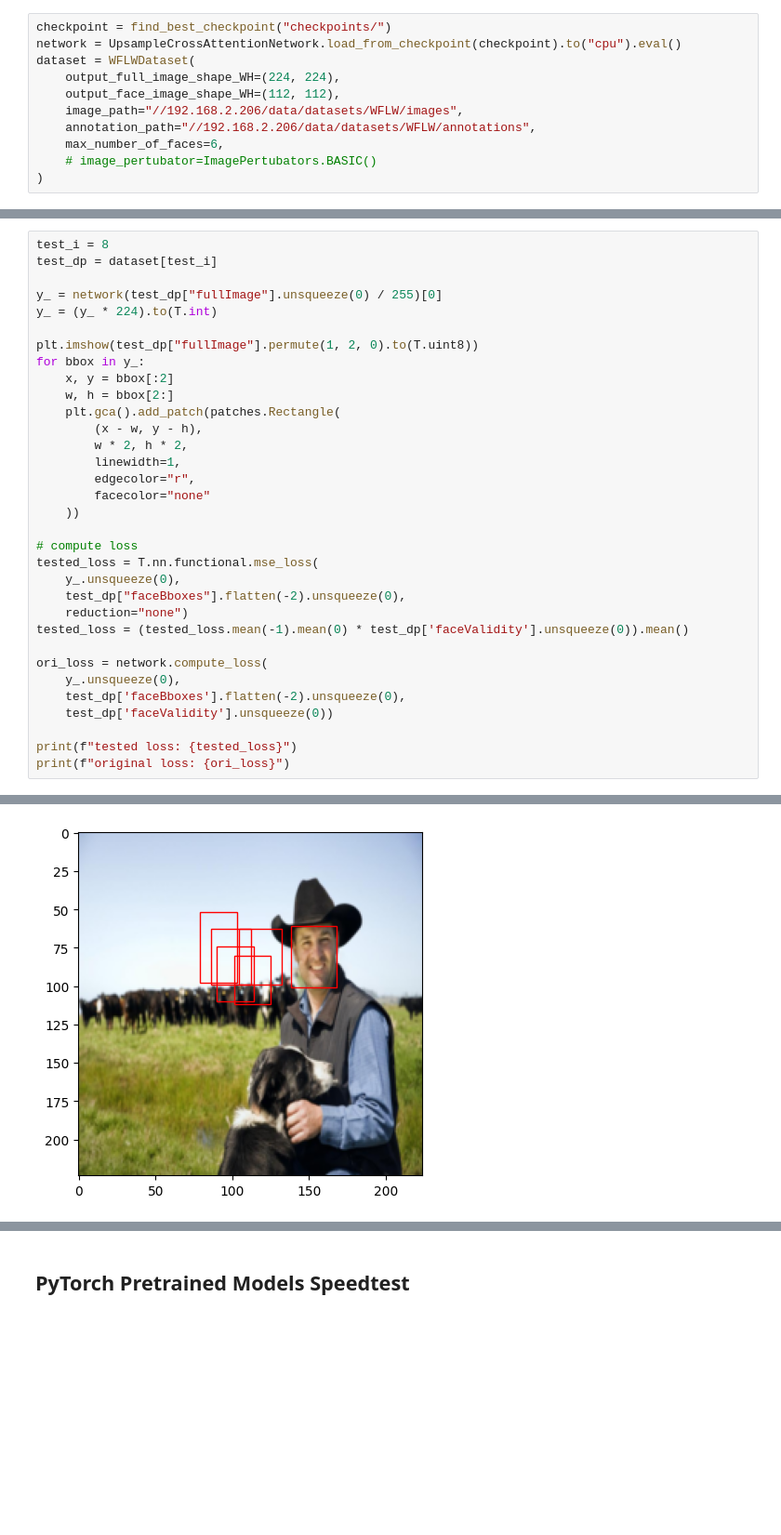
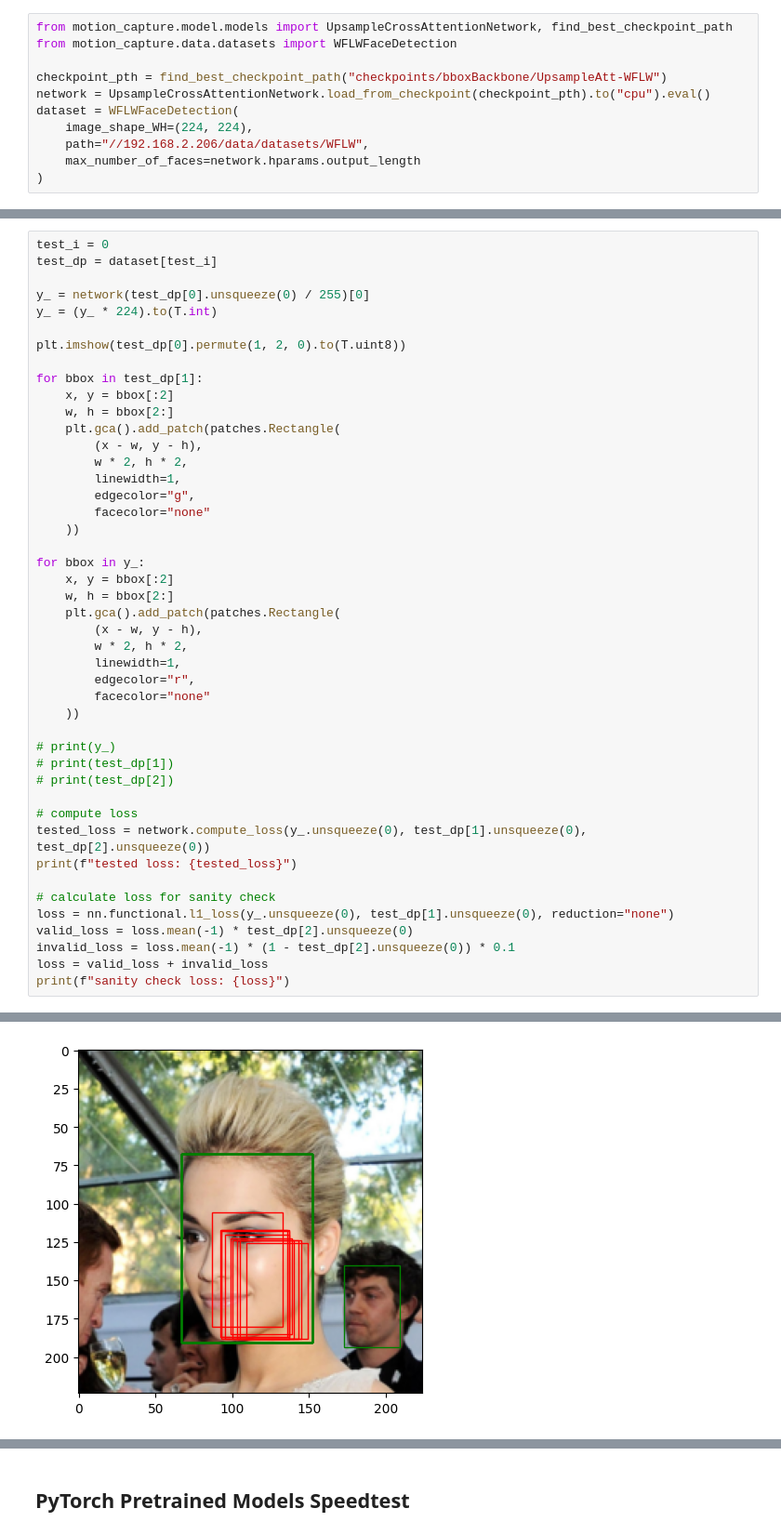
Before and after one commit to freya-aino/motion-capture, a Jupyter notebook: model_tests.ipynb, the cells around one changed output, grey strips where cells are left out. Shown at 93% size. Saved outputs shown, nothing was run; the diff lists cells and outputs as text; blank space fills up the shorter version.

```diff
--- a/model_tests.ipynb
+++ b/model_tests.ipynb
@@ -15,12 +12,12 @@ from motion_capture.data.datasets import WFLWDataset
 # %%
-checkpoint = find_best_checkpoint("checkpoints/")
-network = UpsampleCrossAttentionNetwork.load_from_checkpoint(checkpoint).to("cpu").eval()
-dataset = WFLWDataset(
-    output_full_image_shape_WH=(224, 224),
-    output_face_image_shape_WH=(112, 112),
-    image_path="//192.168.2.206/data/datasets/WFLW/images",
-    annotation_path="//192.168.2.206/data/datasets/WFLW/annotations",
-    max_number_of_faces=6,
-    # image_pertubator=ImagePertubators.BASIC()
+from motion_capture.model.models import UpsampleCrossAttentionNetwork, find_best_checkpoint_path
+from motion_capture.data.datasets import WFLWFaceDetection
+
+checkpoint_pth = find_best_checkpoint_path("checkpoints/bboxBackbone/UpsampleAtt-WFLW")
+network = UpsampleCrossAttentionNetwork.load_from_checkpoint(checkpoint_pth).to("cpu").eval()
+dataset = WFLWFaceDetection(
+    image_shape_WH=(224, 224),
+    path="//192.168.2.206/data/datasets/WFLW",
+    max_number_of_faces=network.hparams.output_length
 )
 # %% [output]
@@ -28,11 +25,23 @@ found best model with loss: 0.018864406272768974 from C:\Users\noone\Documents\p
 # %%
-test_i = 8
+test_i = 0
 test_dp = dataset[test_i]
 
-y_ = network(test_dp["fullImage"].unsqueeze(0) / 255)[0]
+y_ = network(test_dp[0].unsqueeze(0) / 255)[0]
 y_ = (y_ * 224).to(T.int)
 
-plt.imshow(test_dp["fullImage"].permute(1, 2, 0).to(T.uint8))
+plt.imshow(test_dp[0].permute(1, 2, 0).to(T.uint8))
+
+for bbox in test_dp[1]:
+    x, y = bbox[:2]
+    w, h = bbox[2:]
+    plt.gca().add_patch(patches.Rectangle(
+        (x - w, y - h),
+        w * 2, h * 2,
+        linewidth=1,
+        edgecolor="g",
+        facecolor="none"
+    ))
+
 for bbox in y_:
     x, y = bbox[:2]
     w, h = bbox[2:]
@@ -44,18 +53,18 @@ for bbox in y_:
         facecolor="none"
     ))
 
+# print(y_)
+# print(test_dp[1])
+# print(test_dp[2])
+
 # compute loss
-tested_loss = T.nn.functional.mse_loss(
-    y_.unsqueeze(0),
-    test_dp["faceBboxes"].flatten(-2).unsqueeze(0),
-    reduction="none")
-tested_loss = (tested_loss.mean(-1).mean(0) * test_dp['faceValidity'].unsqueeze(0)).mean()
+tested_loss = network.compute_loss(y_.unsqueeze(0), test_dp[1].unsqueeze(0), test_dp[2].unsqueeze(0))
+print(f"tested loss: {tested_loss}")
 
-ori_loss = network.compute_loss(
-    y_.unsqueeze(0),
-    test_dp['faceBboxes'].flatten(-2).unsqueeze(0),
-    test_dp['faceValidity'].unsqueeze(0))
-
-print(f"tested loss: {tested_loss}")
-print(f"original loss: {ori_loss}")
+# calculate loss for sanity check
+loss = nn.functional.l1_loss(y_.unsqueeze(0), test_dp[1].unsqueeze(0), reduction="none")
+valid_loss = loss.mean(-1) * test_dp[2].unsqueeze(0)
+invalid_loss = loss.mean(-1) * (1 - test_dp[2].unsqueeze(0)) * 0.1
+loss = valid_loss + invalid_loss
+print(f"sanity check loss: {loss}")
 # %% [output]
@@ -64 +74 @@ original loss: 0.25
-[figure, old version]
+[figure, new version]
```
Also changed, not shown: parts of 15 cells of this notebook, 23 other files.
